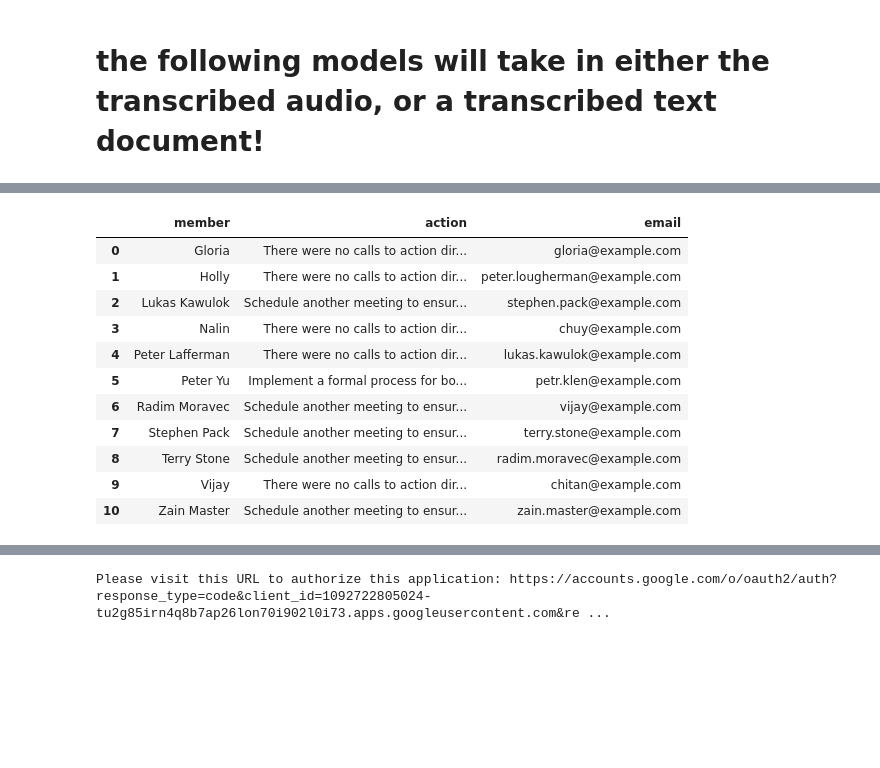
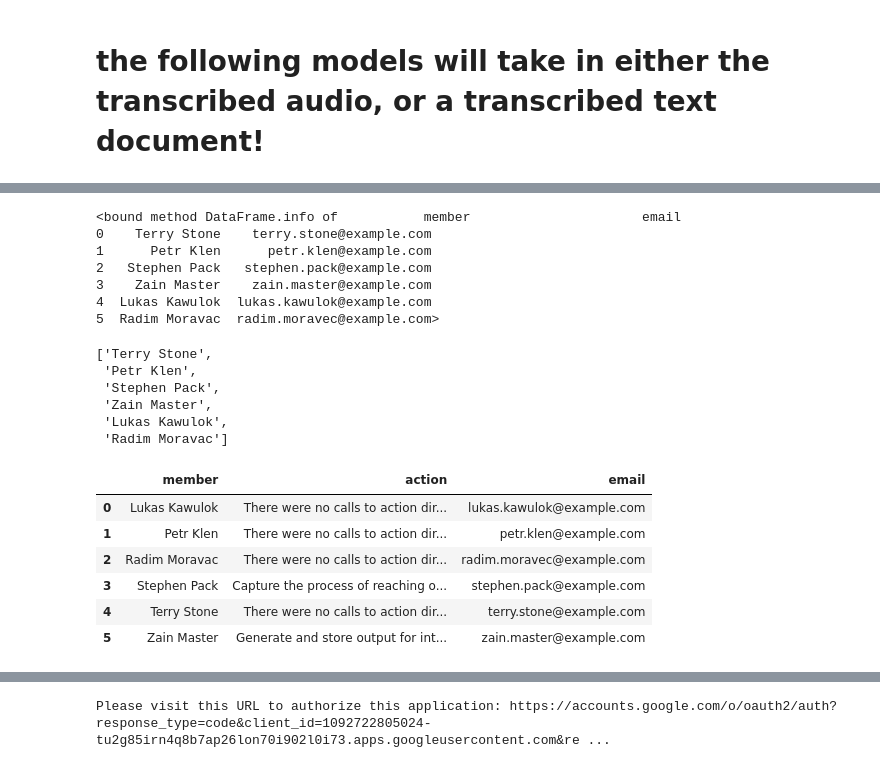
Before and after one commit to Krinnik/Meeting-Bot, a Jupyter notebook: nik_folder/meeting_ai_workspace.ipynb, the cells around one changed output, grey strips where cells are left out. Saved outputs shown, nothing was run; the diff lists cells and outputs as text; code cells hidden in the pictures; blank space fills up the shorter version.

Commit message:
fuzzy match given name and email filtering, finished email sending functions

```diff
--- a/nik_folder/meeting_ai_workspace.ipynb
+++ b/nik_folder/meeting_ai_workspace.ipynb
@@ -372,0 +377,3 @@ members_emails = [
+# %%
+filtered_members = {k: v for k, v in names_dict.items() if k in matched_names}
+filtered_members
@@ -373,5 +387,5 @@ members_emails = [
 # %%
-members_info = pd.DataFrame({'member': names_list, 'email': members_emails})
+members_info = pd.DataFrame({'member': filtered_members.keys(), 'email': filtered_members.values()})
 members_info
 # %% [output]
 |  | member | email |
@@ -478,19 +488,50 @@ meeting_actions
+# %%
+members_info.info
+# %% [output]
+<bound method DataFrame.info of           member                      email
+0    Terry Stone    terry.stone@example.com
+1      Petr Klen      petr.klen@example.com
+2   Stephen Pack   stephen.pack@example.com
+3    Zain Master    zain.master@example.com
+4  Lukas Kawulok  lukas.kawulok@example.com
+5  Radim Moravac  radim.moravec@example.com>
+# %%
+
+info = list(members_info['member'].values)
+
+actions = list(meeting_actions['member'].values)
+
+
+threshold = 70
+
+matched_names_actions = []
+
+for name in info:
+    match, score, _ = process.extractOne(name, actions, scorer=fuzz.token_sort_ratio)
+    if score >= threshold:
+        matched_names_actions.append(name)
+
+matched_names_actions
+# %% [output]
+['Terry Stone',
+ 'Petr Klen',
+ 'Stephen Pack',
+ 'Zain Master',
+ 'Lukas Kawulok',
+ 'Radim Moravac']
+# %%
+meeting_actions['member'] = matched_names_actions
 # %%
-meeting_actions_emails = pd.merge(meeting_actions, members_info, on='member', how='outer').dropna()
+meeting_actions_emails = pd.merge(meeting_actions, members_info, on='member', how='outer')
 meeting_actions_emails
 # %% [output]
 |  | member | action | email |
-| 0 | Gloria | There were no calls to action dir... | gloria@example.com |
-| 1 | Holly | There were no calls to action dir... | peter.lougherman@example.com |
-| 2 | Lukas Kawulok | Schedule another meeting to ensur... | stephen.pack@example.com |
-| 3 | Nalin | There were no calls to action dir... | chuy@example.com |
-| 4 | Peter Lafferman | There were no calls to action dir... | lukas.kawulok@example.com |
-| 5 | Peter Yu | Implement a formal process for bo... | petr.klen@example.com |
-| 6 | Radim Moravec | Schedule another meeting to ensur... | vijay@example.com |
-| 7 | Stephen Pack | Schedule another meeting to ensur... | terry.stone@example.com |
-| 8 | Terry Stone | Schedule another meeting to ensur... | radim.moravec@example.com |
-| 9 | Vijay | There were no calls to action dir... | chitan@example.com |
-| 10 | Zain Master | Schedule another meeting to ensur... | zain.master@example.com |
+| 0 | Lukas Kawulok | There were no calls to action dir... | lukas.kawulok@example.com |
+| 1 | Petr Klen | There were no calls to action dir... | petr.klen@example.com |
+| 2 | Radim Moravac | There were no calls to action dir... | radim.moravec@example.com |
+| 3 | Stephen Pack | Capture the process of reaching o... | stephen.pack@example.com |
+| 4 | Terry Stone | There were no calls to action dir... | terry.stone@example.com |
+| 5 | Zain Master | Generate and store output for int... | zain.master@example.com |
 # %%
 str(meeting_results)
 # %% [output]
```
Also changed, not shown: parts of 30 cells of this notebook.
